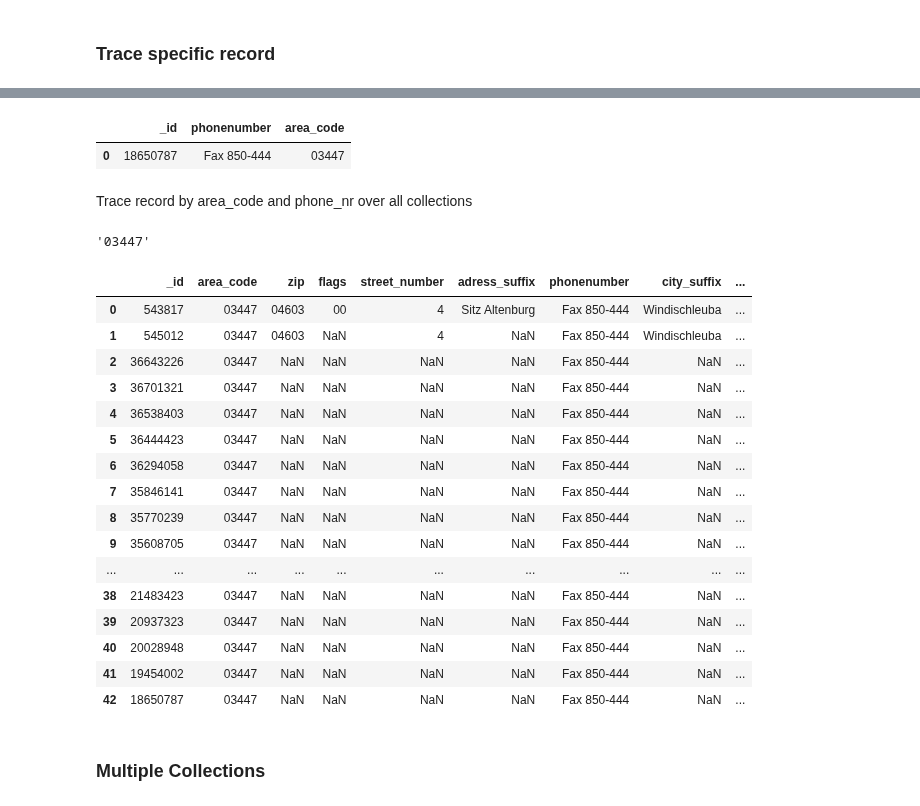
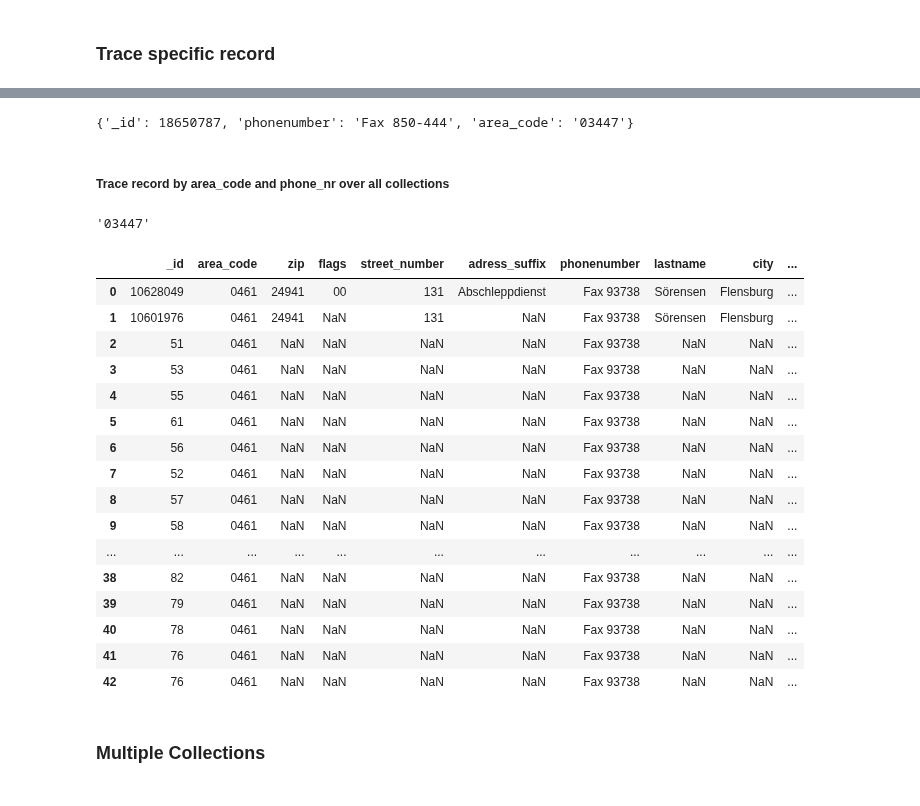
Before and after one commit to mayo-s/phonebookdiver, a Jupyter notebook: jupyter/phonebookdiver_notebook.ipynb, the cells around one changed output, grey strips where cells are left out. Cells and saved outputs as stored; diff of their text form; code cells hidden in the pictures.

Commit message:
Add possibility to compare dataframes to basic queries

```diff
--- a/jupyter/phonebookdiver_notebook.ipynb
+++ b/jupyter/phonebookdiver_notebook.ipynb
@@ -34,7 +33,7 @@ except pymongo.errors.ConnectionFailure as err:
     print(err)
 else:
     print(f'CONNECTED to {MONGO_URI} {db.name}')
-    collections = get_phonebooks(db)
+    collections = helper.get_phonebooks(db)
 # %% [output]
 CONNECTED to mongodb://localhost:27017 phonebookdiver
 # %% [markdown]
@@ -447,9 +469,11 @@ Find record by collection and _id
+# %%
+def get_record_by_id(collection, id):
+    return db[collection].find_one({'_id': id})
 # %%
 record = get_record_by_id('2018_Q3', 18650787)
 record
 # %% [output]
-|  | _id | phonenumber | area_code |
-| 0 | 18650787 | Fax 850-444 | 03447 |
+{'_id': 18650787, 'phonenumber': 'Fax 850-444', 'area_code': '03447'}
 # %% [markdown]
-Trace record by area_code and phone_nr over all collections
+##### Trace record by area_code and phone_nr over all collections
 # %%
@@ -457,27 +481,40 @@ record['area_code'][0]
 # %% [output]
 '03447'
+# %%
+def trace_phonenr(area_code, phone_nr):
+    if len(collections) <= 0: return 'No collections available'
+    records = []
+    for  c in collections:
+        record = db[c].find_one({'area_code': area_code, 'phonenumber': phone_nr})
+        if record is not None:
+            record['collection'] = c
+            records.append(record)
+
+    return records
 # %%
-traced_nr = trace_phonenr(record['area_code'][0], record['phonenumber'][0])
+# traced_nr = trace_phonenr(record['area_code'][0], record['phonenumber'][0])
 # traced_nr = trace_phonenr('03447', 'Fax 850-444')
-traced_nr
+# traced_nr = trace_phonenr('0461', 'Fax 50323-23')
+traced_nr = trace_phonenr('0461','Fax 93738')
+pd.DataFrame(traced_nr)
 # %% [output]
-|  | _id | area_code | zip | flags | street_number | adress_suffix | phonenumber | city_suffix | ... |
-| 0 | 543817 | 03447 | 04603 | 00 | 4 | Sitz Altenburg | Fax 850-444 | Windischleuba | ... |
-| 1 | 545012 | 03447 | 04603 | NaN | 4 | NaN | Fax 850-444 | Windischleuba | ... |
-| 2 | 36643226 | 03447 | NaN | NaN | NaN | NaN | Fax 850-444 | NaN | ... |
-| 3 | 36701321 | 03447 | NaN | NaN | NaN | NaN | Fax 850-444 | NaN | ... |
-| 4 | 36538403 | 03447 | NaN | NaN | NaN | NaN | Fax 850-444 | NaN | ... |
-| 5 | 36444423 | 03447 | NaN | NaN | NaN | NaN | Fax 850-444 | NaN | ... |
-| 6 | 36294058 | 03447 | NaN | NaN | NaN | NaN | Fax 850-444 | NaN | ... |
-| 7 | 35846141 | 03447 | NaN | NaN | NaN | NaN | Fax 850-444 | NaN | ... |
-| 8 | 35770239 | 03447 | NaN | NaN | NaN | NaN | Fax 850-444 | NaN | ... |
-| 9 | 35608705 | 03447 | NaN | NaN | NaN | NaN | Fax 850-444 | NaN | ... |
-| ... | ... | ... | ... | ... | ... | ... | ... | ... | ... |
-| 38 | 21483423 | 03447 | NaN | NaN | NaN | NaN | Fax 850-444 | NaN | ... |
-| 39 | 20937323 | 03447 | NaN | NaN | NaN | NaN | Fax 850-444 | NaN | ... |
-| 40 | 20028948 | 03447 | NaN | NaN | NaN | NaN | Fax 850-444 | NaN | ... |
-| 41 | 19454002 | 03447 | NaN | NaN | NaN | NaN | Fax 850-444 | NaN | ... |
-| 42 | 18650787 | 03447 | NaN | NaN | NaN | NaN | Fax 850-444 | NaN | ... |
+|  | _id | area_code | zip | flags | street_number | adress_suffix | phonenumber | lastname | city | ... |
+| 0 | 10628049 | 0461 | 24941 | 00 | 131 | Abschleppdienst | Fax 93738 | Sörensen | Flensburg | ... |
+| 1 | 10601976 | 0461 | 24941 | NaN | 131 | NaN | Fax 93738 | Sörensen | Flensburg | ... |
+| 2 | 51 | 0461 | NaN | NaN | NaN | NaN | Fax 93738 | NaN | NaN | ... |
+| 3 | 53 | 0461 | NaN | NaN | NaN | NaN | Fax 93738 | NaN | NaN | ... |
+| 4 | 55 | 0461 | NaN | NaN | NaN | NaN | Fax 93738 | NaN | NaN | ... |
+| 5 | 61 | 0461 | NaN | NaN | NaN | NaN | Fax 93738 | NaN | NaN | ... |
+| 6 | 56 | 0461 | NaN | NaN | NaN | NaN | Fax 93738 | NaN | NaN | ... |
+| 7 | 52 | 0461 | NaN | NaN | NaN | NaN | Fax 93738 | NaN | NaN | ... |
+| 8 | 57 | 0461 | NaN | NaN | NaN | NaN | Fax 93738 | NaN | NaN | ... |
+| 9 | 58 | 0461 | NaN | NaN | NaN | NaN | Fax 93738 | NaN | NaN | ... |
+| ... | ... | ... | ... | ... | ... | ... | ... | ... | ... | ... |
+| 38 | 82 | 0461 | NaN | NaN | NaN | NaN | Fax 93738 | NaN | NaN | ... |
+| 39 | 79 | 0461 | NaN | NaN | NaN | NaN | Fax 93738 | NaN | NaN | ... |
+| 40 | 78 | 0461 | NaN | NaN | NaN | NaN | Fax 93738 | NaN | NaN | ... |
+| 41 | 76 | 0461 | NaN | NaN | NaN | NaN | Fax 93738 | NaN | NaN | ... |
+| 42 | 76 | 0461 | NaN | NaN | NaN | NaN | Fax 93738 | NaN | NaN | ... |
 # %% [markdown]
 ### Multiple Collections
 # %%
```
Also changed, not shown: parts of 60 cells of this notebook.
